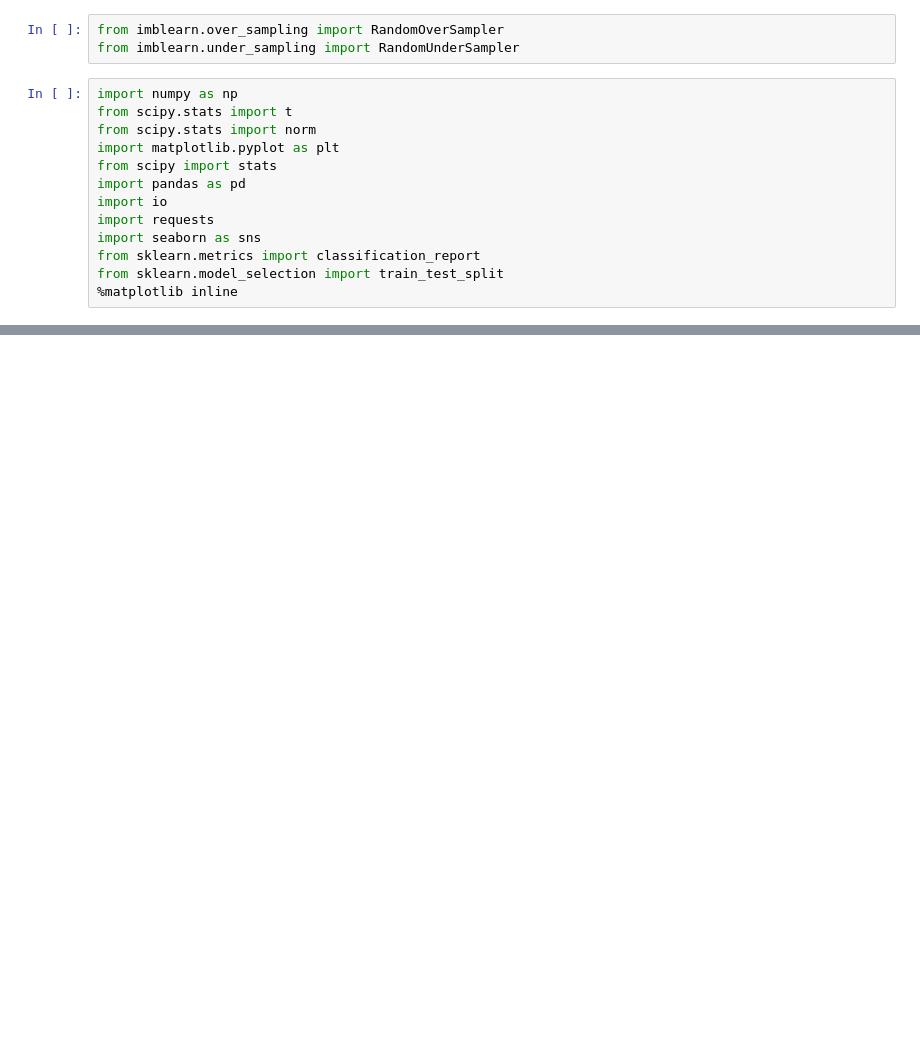
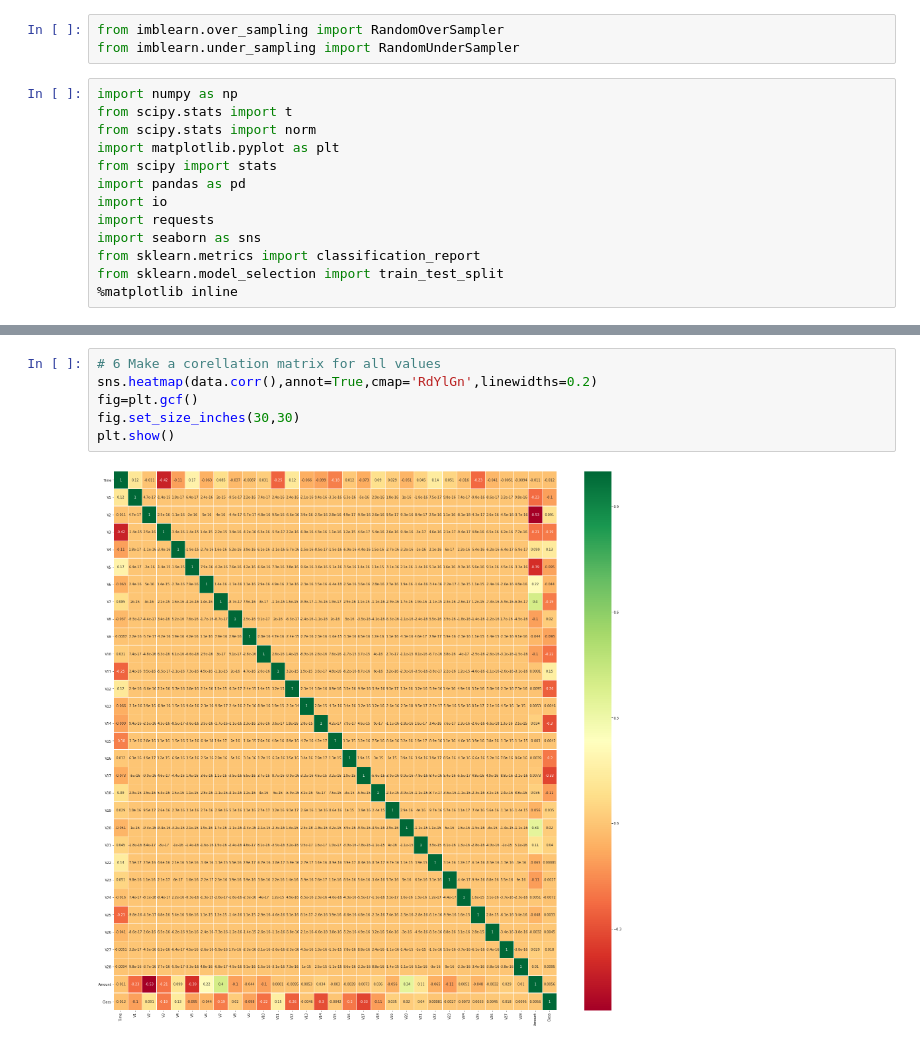
Before and after one commit to Geringer13/Netology_pyda, a Jupyter notebook: Python_18_Основные_статистические_тесты_и_проверка_гипотез_2.ipynb, the cells around one changed output, grey strips where cells are left out. Cells and saved outputs as stored; diff of their text form; blank space fills up the shorter version.

```diff
--- a/Python_18_Основные_статистические_тесты_и_проверка_гипотез_2.ipynb
+++ b/Python_18_Основные_статистические_тесты_и_проверка_гипотез_2.ipynb
@@ -18,0 +84,8 @@ from sklearn.model_selection import train_test_split
+# %%
+# 6 Make a corellation matrix for all values
+sns.heatmap(data.corr(),annot=True,cmap='RdYlGn',linewidths=0.2)
+fig=plt.gcf()
+fig.set_size_inches(30,30)
+plt.show()
+# %% [output]
+[figure, added]
```
Also changed, not shown: parts of 19 cells of this notebook.
